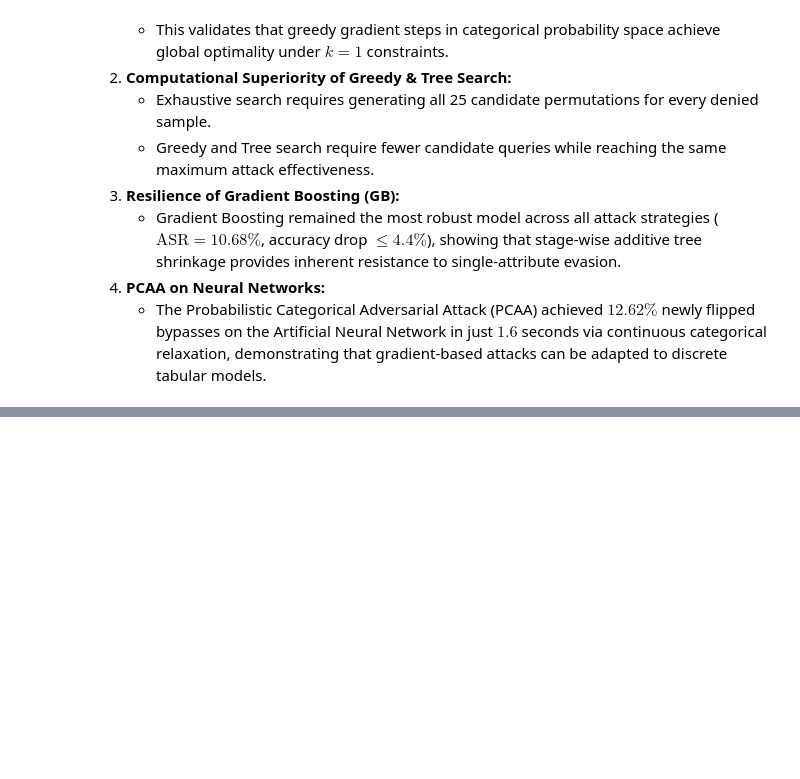
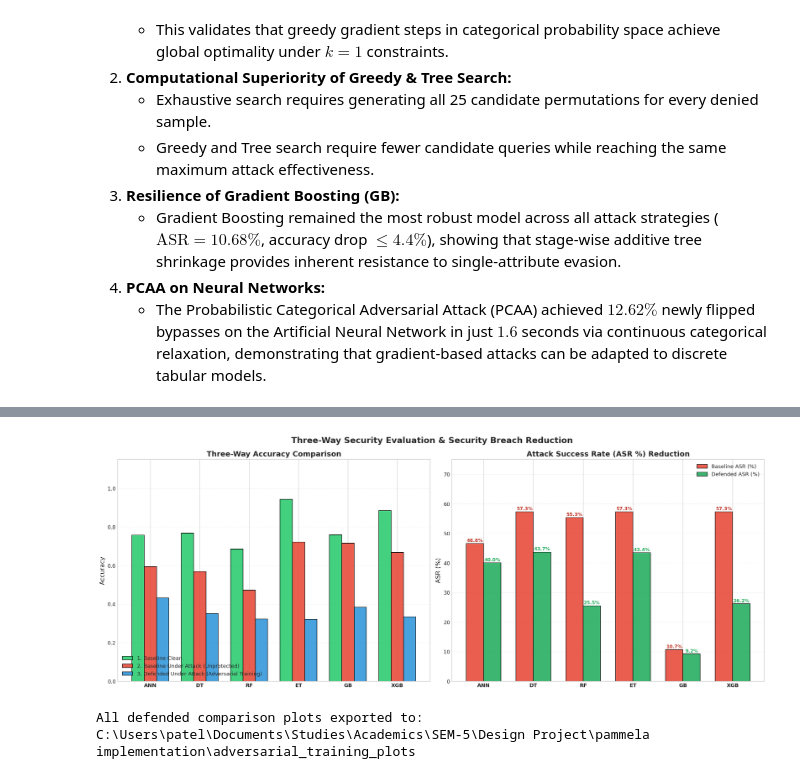
Before and after one commit to Harpil70/pammla-implementation-with-attacks, a Jupyter notebook: pammela.ipynb, the cells around one changed output, grey strips where cells are left out. Drawn from its saved outputs; the diff is of its cells as text; code cells hidden in the pictures; blank space fills up the shorter version.

```diff
--- a/pammela.ipynb
+++ b/pammela.ipynb
@@ -1380,0 +1617,47 @@ The empirical evaluation of all five evasion methods reveals critical structural
+# %%
+# =====================================================================
+# 24. THREE-WAY DEFENSE COMPARISON & SECURITY BREACH REDUCTION PLOTS
+# =====================================================================
+
+fig, axes = plt.subplots(1, 2, figsize=(18, 7))
+fig.suptitle('Three-Way Security Evaluation & Security Breach Reduction', fontsize=16, fontweight='bold', y=0.98)
+
+# Panel 1: Three-Way Accuracy Comparison
+w = 0.25
+axes[0].bar(x - w, defense_summary_df['Base Clean Acc'], w, label='1. Baseline Clean', color='#2ecc71', edgecolor='black', alpha=0.9)
+axes[0].bar(x,     defense_summary_df['Base Adv Acc'],   w, label='2. Baseline Under Attack (Unprotected)', color='#e74c3c', edgecolor='black', alpha=0.9)
+axes[0].bar(x + w, defense_summary_df['Def Adv Acc'],    w, label='3. Defended Under Attack (Adversarial Training)', color='#3498db', edgecolor='black', alpha=0.9)
+axes[0].set_title('Three-Way Accuracy Comparison', fontweight='bold')
+axes[0].set_ylabel('Accuracy')
+axes[0].set_xticks(x)
+axes[0].set_xticklabels(models_order, fontweight='bold')
+axes[0].set_ylim(0, 1.15)
+axes[0].legend(loc='lower left')
+axes[0].grid(axis='y', linestyle=':', alpha=0.6)
+
+# Panel 2: ASR Reduction
+axes[1].bar(x - width/2, defense_summary_df['Base ASR (%)'], width, label='Baseline ASR (%)', color='#e74c3c', edgecolor='black', alpha=0.9)
+axes[1].bar(x + width/2, defense_summary_df['Def ASR (%)'], width, label='Defended ASR (%)', color='#27ae60', edgecolor='black', alpha=0.9)
+axes[1].set_title('Attack Success Rate (ASR %) Reduction', fontweight='bold')
+axes[1].set_ylabel('ASR (%)')
+axes[1].set_xticks(x)
+axes[1].set_xticklabels(models_order, fontweight='bold')
+axes[1].set_ylim(0, 75)
+axes[1].legend(loc='upper right')
+axes[1].grid(axis='y', linestyle=':', alpha=0.6)
+
+for idx in range(len(models_order)):
+    asr_b = defense_summary_df.loc[idx, 'Base ASR (%)']
+    asr_d = defense_summary_df.loc[idx, 'Def ASR (%)']
+    axes[1].annotate(f"{asr_b:.1f}%", xy=(x[idx] - width/2, asr_b), xytext=(0, 3), textcoords="offset points", ha='center', fontsize=9, fontweight='bold', color='#c0392b')
+    axes[1].annotate(f"{asr_d:.1f}%", xy=(x[idx] + width/2, asr_d), xytext=(0, 3), textcoords="offset points", ha='center', fontsize=9, fontweight='bold', color='#27ae60')
+
+plt.tight_layout()
+plt.savefig(os.path.join(NEW_PLOTS_DIR, '03_threeway_defense_comparison.png'), dpi=150, bbox_inches='tight')
+plt.savefig(os.path.join(NEW_PLOTS_DIR, '04_asr_and_breaches_reduction.png'), dpi=150, bbox_inches='tight')
+plt.show()
+
+print(f"All defended comparison plots exported to: {NEW_PLOTS_DIR}")
+# %% [output]
+[figure, added]
+All defended comparison plots exported to: C:\Users\patel\Documents\Studies\Academics\SEM-5\Design Project\pammela implementation\adversarial_training_plots
```
Also changed, not shown: parts of 8 cells of this notebook, 7 other files.
